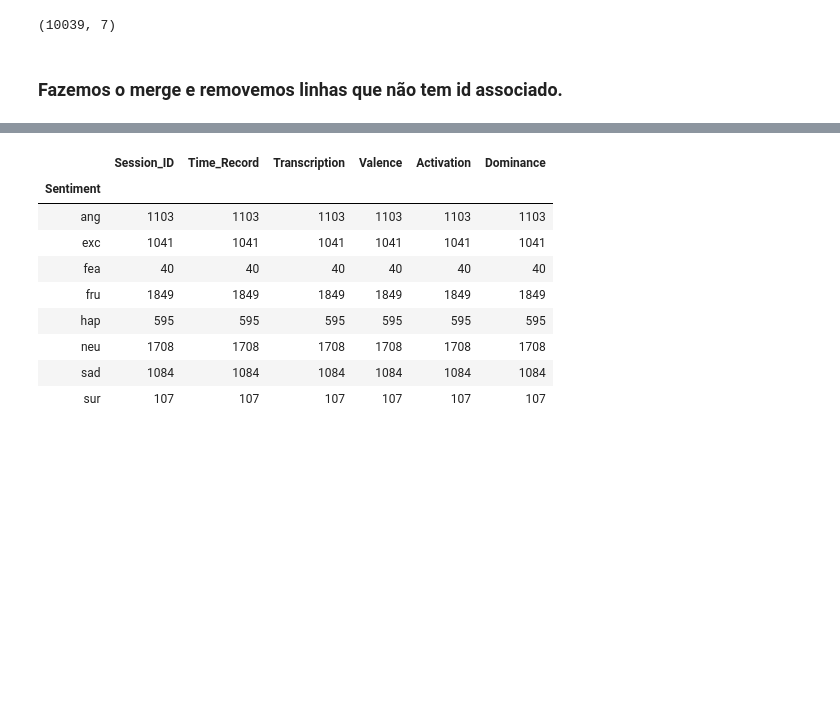
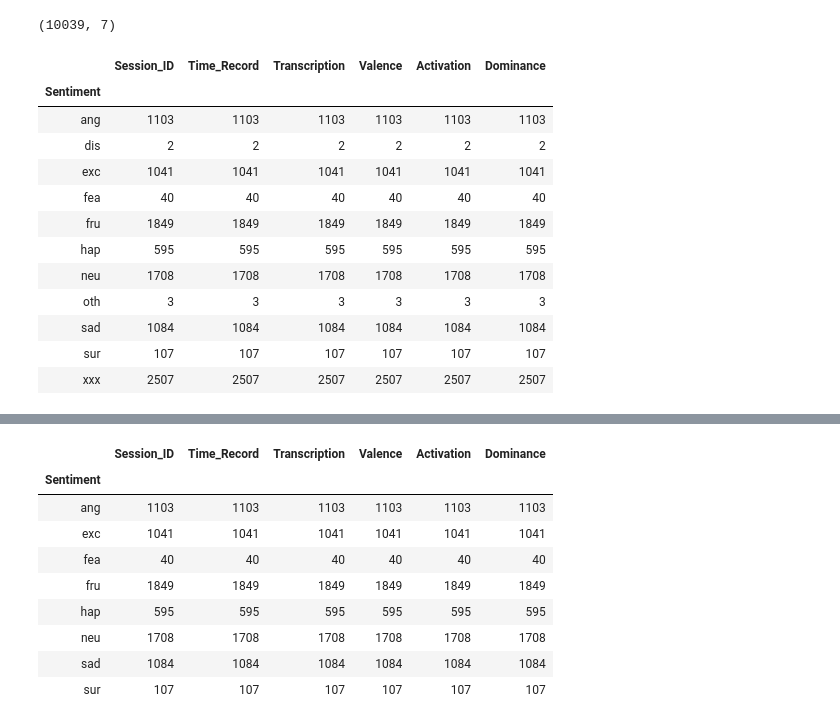
Before and after one commit to wineone/AnaliseBasicaNpl, a Jupyter notebook: semana3/iemocap/limpandoIemocap.ipynb, the cells around one changed output, grey strips where cells are left out. Saved outputs shown, nothing was run; the diff lists cells and outputs as text; code cells hidden in the pictures; blank space fills up the shorter version.

```diff
--- a/semana3/iemocap/limpandoIemocap.ipynb
+++ b/semana3/iemocap/limpandoIemocap.ipynb
@@ -78,5 +98,19 @@ merged.head(50)
 merged.shape
 # %% [output]
 (10039, 7)
-# %% [markdown]
-### Fazemos o merge e removemos linhas que não tem id associado.
+# %%
+merged.groupby("Sentiment").count()
+# %% [output]
+|  | Session_ID | Time_Record | Transcription | Valence | Activation | Dominance |
+| Sentiment |  |  |  |  |  |  |
+| ang | 1103 | 1103 | 1103 | 1103 | 1103 | 1103 |
+| dis | 2 | 2 | 2 | 2 | 2 | 2 |
+| exc | 1041 | 1041 | 1041 | 1041 | 1041 | 1041 |
+| fea | 40 | 40 | 40 | 40 | 40 | 40 |
+| fru | 1849 | 1849 | 1849 | 1849 | 1849 | 1849 |
+| hap | 595 | 595 | 595 | 595 | 595 | 595 |
+| neu | 1708 | 1708 | 1708 | 1708 | 1708 | 1708 |
+| oth | 3 | 3 | 3 | 3 | 3 | 3 |
+| sad | 1084 | 1084 | 1084 | 1084 | 1084 | 1084 |
+| sur | 107 | 107 | 107 | 107 | 107 | 107 |
+| xxx | 2507 | 2507 | 2507 | 2507 | 2507 | 2507 |
```
Also changed, not shown: parts of 21 cells of this notebook, 1 other file.
